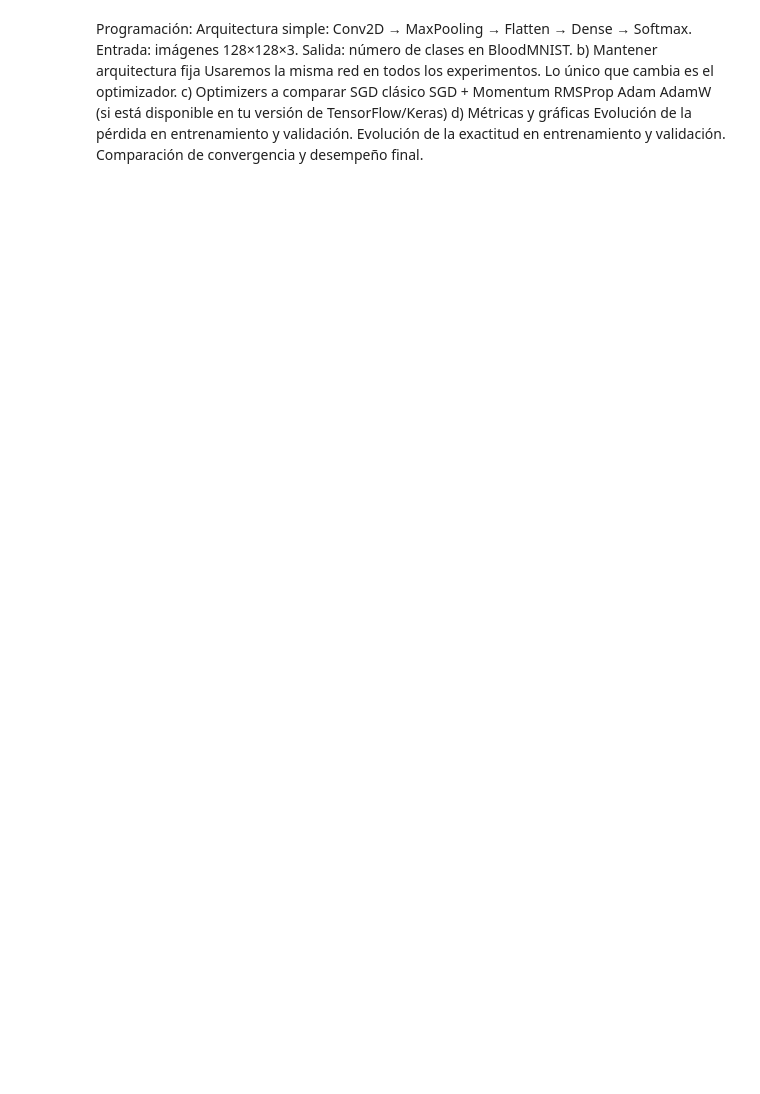
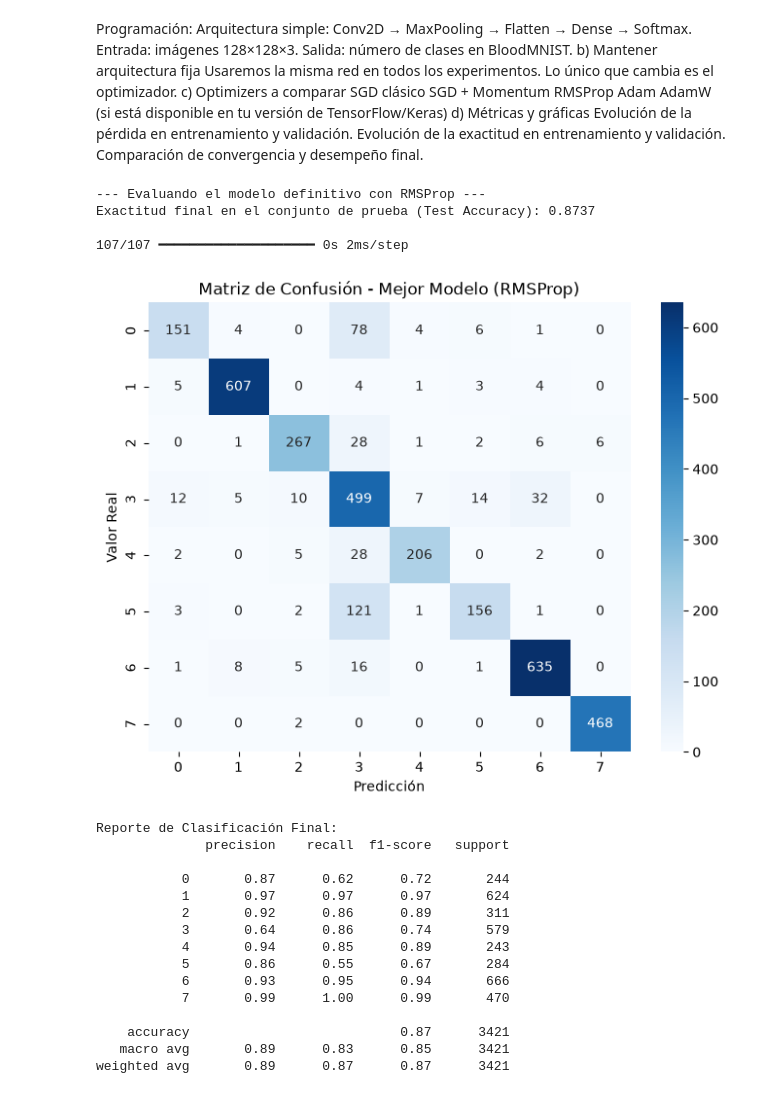
Before and after one commit to gapalfaro-cmyk/Proyecto-de-fin-de-modulo-7---Alfaro-Badillo-Cruz-Perez-Rupit, a Jupyter notebook: Programacion.ipynb, the cells around one changed output. Saved outputs shown, nothing was run; the diff lists cells and outputs as text; code cells hidden in the pictures; blank space fills up the shorter version.

Commit message:
comentarios finales

```diff
--- a/Programacion.ipynb
+++ b/Programacion.ipynb
@@ -947,3 +940,64 @@ AdamW (si está disponible en tu versión de TensorFlow/Keras)
 d) Métricas y gráficas Evolución de la pérdida en entrenamiento y validación.
 Evolución de la exactitud en entrenamiento y validación.
 Comparación de convergencia y desempeño final.
+# %%
+# Preparar los conjuntos asegurando el formato 4D para la CNN
+X_train_cnn = X_train.reshape(-1, 28, 28, 3)
+X_test_cnn = X_test.reshape(-1, 28, 28, 3)
+
+# 2. Entrenar el modelo definitivo usando el ganador (RMSProp)
+print("--- Evaluando el modelo definitivo con RMSProp ---")
+final_model = build_cnn(num_classes, input_shape)
+
+final_model.compile(
+    optimizer=tf.keras.optimizers.RMSprop(learning_rate=0.001),
+    loss="sparse_categorical_crossentropy",
+    metrics=["accuracy"]
+)
+
+# Entrenamos
+final_model.fit(
+    X_train_cnn, y_train,
+    validation_data=(X_val, y_val),
+    epochs=10,
+    batch_size=32,
+    verbose=0
+)
+
+test_loss, test_acc = final_model.evaluate(X_test_cnn, y_test, verbose=0)
+print(f"Exactitud final en el conjunto de prueba (Test Accuracy): {test_acc:.4f}\n")
+
+y_pred_probs = final_model.predict(X_test_cnn)
+y_pred_classes = np.argmax(y_pred_probs, axis=1)
+
+cm = confusion_matrix(y_test, y_pred_classes)
+plt.figure(figsize=(8, 6))
+sns.heatmap(cm, annot=True, fmt='d', cmap='Blues')
+plt.title("Matriz de Confusión - Mejor Modelo (RMSProp)")
+plt.xlabel("Predicción")
+plt.ylabel("Valor Real")
+plt.show()
+
+print("\nReporte de Clasificación Final:")
+print(classification_report(y_test, y_pred_classes))
+# %% [output]
+--- Evaluando el modelo definitivo con RMSProp ---
+Exactitud final en el conjunto de prueba (Test Accuracy): 0.8737
+
+107/107 ━━━━━━━━━━━━━━━━━━━━ 0s 2ms/step
+[figure, added]
+Reporte de Clasificación Final:
+              precision    recall  f1-score   support
+
+           0       0.87      0.62      0.72       244
+           1       0.97      0.97      0.97       624
+           2       0.92      0.86      0.89       311
+           3       0.64      0.86      0.74       579
+           4       0.94      0.85      0.89       243
+           5       0.86      0.55      0.67       284
+           6       0.93      0.95      0.94       666
+           7       0.99      1.00      0.99       470
+
+    accuracy                           0.87      3421
+   macro avg       0.89      0.83      0.85      3421
+weighted avg       0.89      0.87      0.87      3421
```
Also changed, not shown: parts of 7 cells of this notebook.
